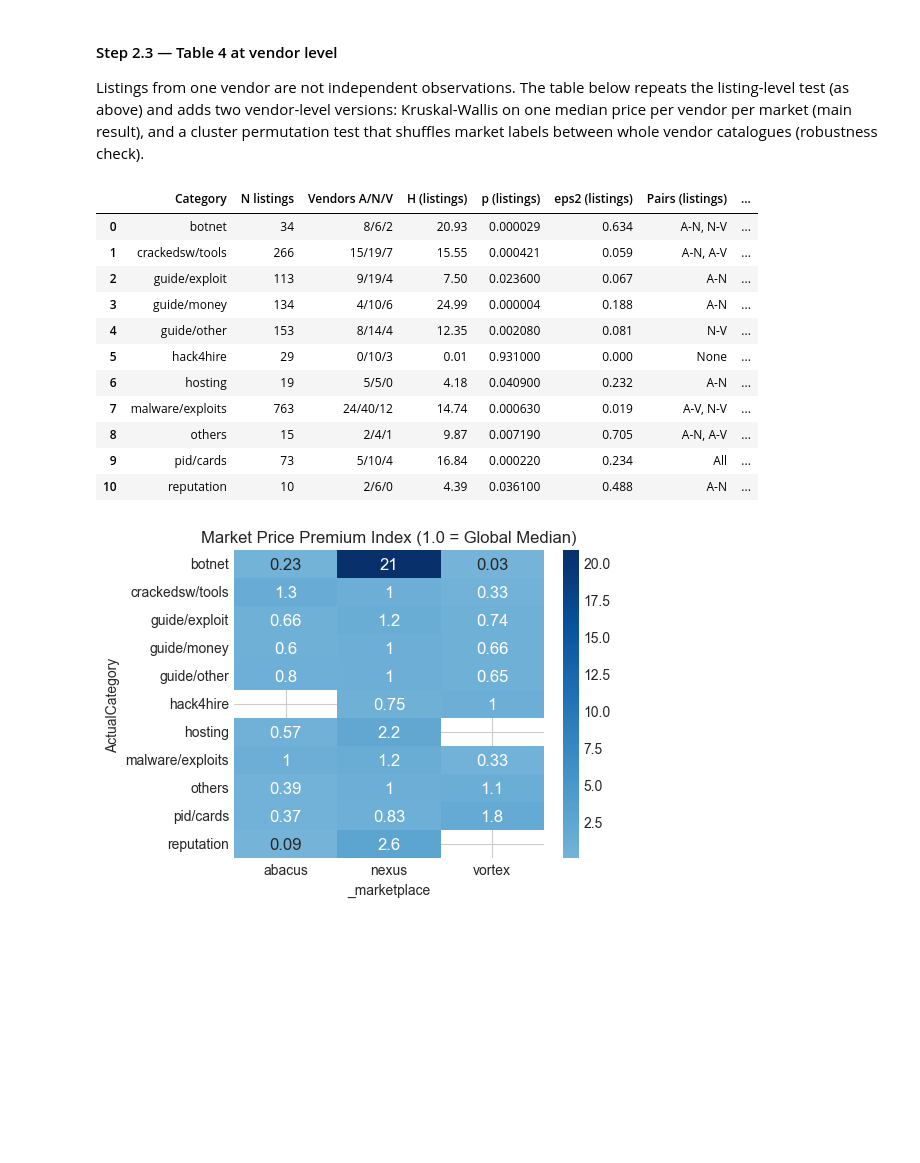
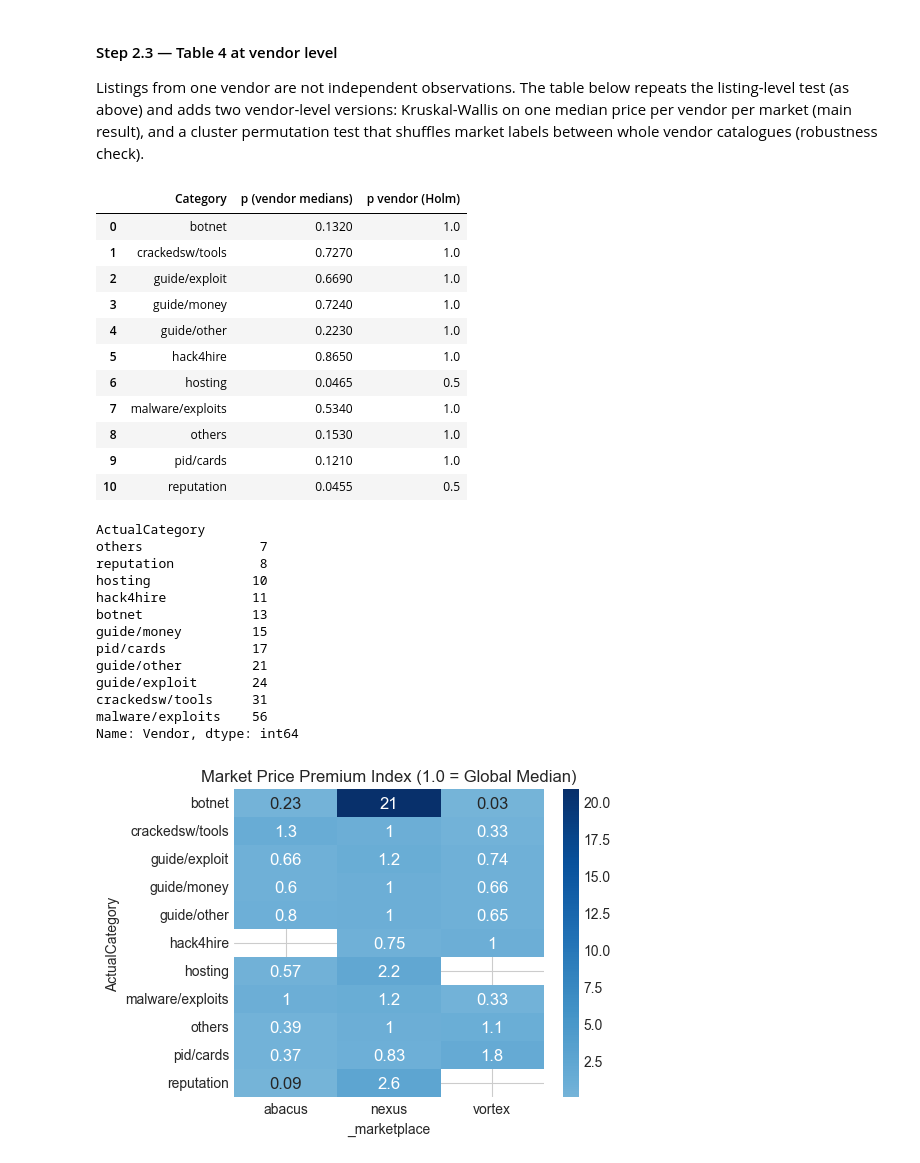
Before and after one commit to ajungmannova/Cybercrime-as-a-Service, a Jupyter notebook: darknetPriceAnalysis.ipynb, the cells around one changed output. Cells and saved outputs as stored; diff of their text form; code cells hidden in the pictures; blank space fills up the shorter version.

```diff
--- a/darknetPriceAnalysis.ipynb
+++ b/darknetPriceAnalysis.ipynb
@@ -861,25 +844,51 @@ display(table_6_final)
 # %% [markdown]
 #### Step 2.3 — Table 4 at vendor level
 Listings from one vendor are not independent observations. The table below repeats the listing-level test (as above) and adds two vendor-level versions: Kruskal-Wallis on one median price per vendor per market (main result), and a cluster permutation test that shuffles market labels between whole vendor catalogues (robustness check).
-# %%
-importlib.reload(utils)
-
-table4_vendor = utils.kruskal_listing_and_vendor_level(unique_master)
-table4_vendor.to_csv('outputs/table4_vendor_level.csv', index=False)
-display(table4_vendor)
-# %% [output]
-|  | Category | N listings | Vendors A/N/V | H (listings) | p (listings) | eps2 (listings) | Pairs (listings) | ... |
-| 0 | botnet | 34 | 8/6/2 | 20.93 | 0.000029 | 0.634 | A-N, N-V | ... |
-| 1 | crackedsw/tools | 266 | 15/19/7 | 15.55 | 0.000421 | 0.059 | A-N, A-V | ... |
-| 2 | guide/exploit | 113 | 9/19/4 | 7.50 | 0.023600 | 0.067 | A-N | ... |
-| 3 | guide/money | 134 | 4/10/6 | 24.99 | 0.000004 | 0.188 | A-N | ... |
-| 4 | guide/other | 153 | 8/14/4 | 12.35 | 0.002080 | 0.081 | N-V | ... |
-| 5 | hack4hire | 29 | 0/10/3 | 0.01 | 0.931000 | 0.000 | None | ... |
-| 6 | hosting | 19 | 5/5/0 | 4.18 | 0.040900 | 0.232 | A-N | ... |
-| 7 | malware/exploits | 763 | 24/40/12 | 14.74 | 0.000630 | 0.019 | A-V, N-V | ... |
-| 8 | others | 15 | 2/4/1 | 9.87 | 0.007190 | 0.705 | A-N, A-V | ... |
-| 9 | pid/cards | 73 | 5/10/4 | 16.84 | 0.000220 | 0.234 | All | ... |
-| 10 | reputation | 10 | 2/6/0 | 4.39 | 0.036100 | 0.488 | A-N | ... |
+# %%
+import numpy as np
+importlib.reload(utils)
+
+table4_vendor = utils.kruskal_listing_and_vendor_level(unique_master)
+table4_vendor.to_csv('outputs/table4_vendor_level.csv', index=False)
+#display(table4_vendor)
+
+def holm(pvals):
+    p = np.asarray(pvals, dtype=float); order = np.argsort(p)
+    adj = np.empty_like(p); running = 0.0
+    for rank, idx in enumerate(order):
+        running = max(running, min(1.0, (len(p) - rank) * p[idx])); adj[idx] = running
+    return adj
+
+table4_vendor['p vendor (Holm)'] = holm(table4_vendor['p (vendor medians)']).round(3)
+display(table4_vendor[['Category', 'p (vendor medians)', 'p vendor (Holm)']])
+
+print(unique_master.groupby('ActualCategory')['Vendor'].nunique().sort_values())
+# %% [output]
+|  | Category | p (vendor medians) | p vendor (Holm) |
+| 0 | botnet | 0.1320 | 1.0 |
+| 1 | crackedsw/tools | 0.7270 | 1.0 |
+| 2 | guide/exploit | 0.6690 | 1.0 |
+| 3 | guide/money | 0.7240 | 1.0 |
+| 4 | guide/other | 0.2230 | 1.0 |
+| 5 | hack4hire | 0.8650 | 1.0 |
+| 6 | hosting | 0.0465 | 0.5 |
+| 7 | malware/exploits | 0.5340 | 1.0 |
+| 8 | others | 0.1530 | 1.0 |
+| 9 | pid/cards | 0.1210 | 1.0 |
+| 10 | reputation | 0.0455 | 0.5 |
+ActualCategory
+others               7
+reputation           8
+hosting             10
+hack4hire           11
+botnet              13
+guide/money         15
+pid/cards           17
+guide/other         21
+guide/exploit       24
+crackedsw/tools     31
+malware/exploits    56
+Name: Vendor, dtype: int64
 # %%
 import importlib, utils
 importlib.reload(utils)
```
Also changed, not shown: parts of 14 cells of this notebook, 1 other file.
